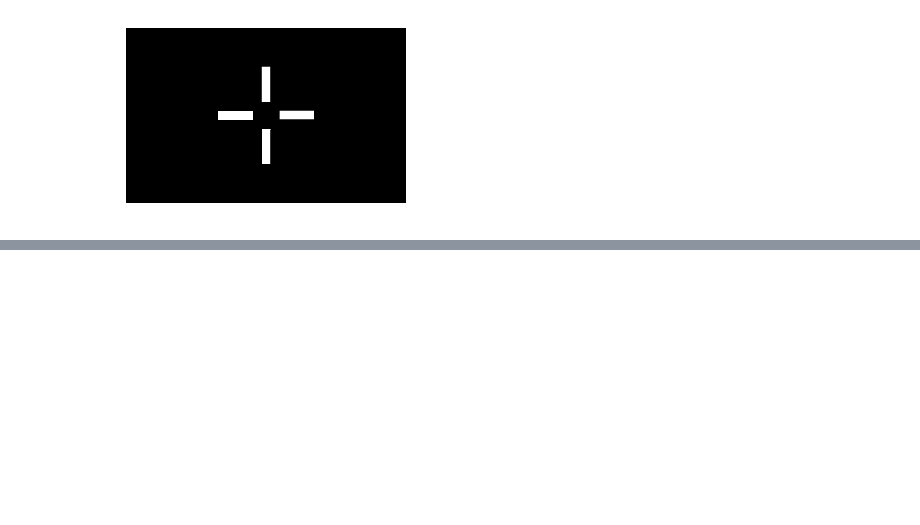
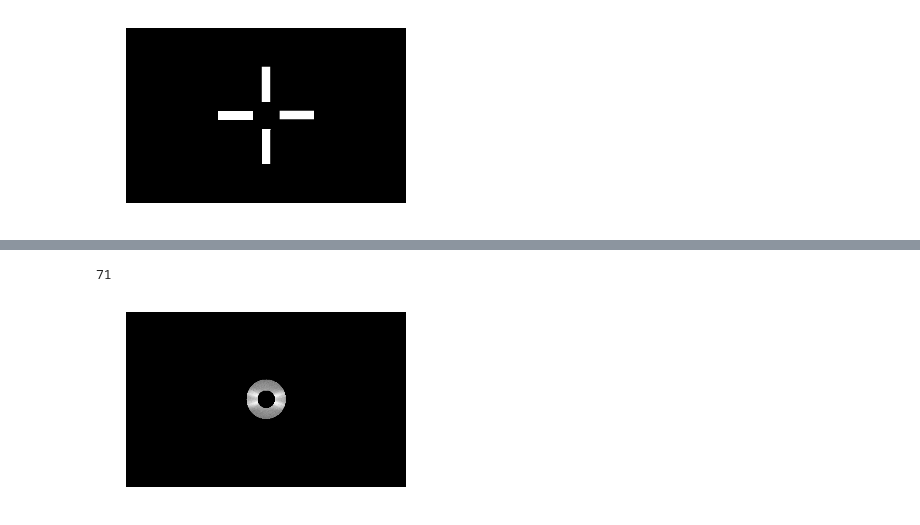
Before and after one commit to mika018/Character-Recognition-Classifier, a Jupyter notebook: cw2.ipynb, the cells around one changed output, grey strips where cells are left out. Drawn from its saved outputs; the diff is of its cells as text; code cells hidden in the pictures; blank space fills up the shorter version.

```diff
--- a/cw2.ipynb
+++ b/cw2.ipynb
@@ -313,0 +323,36 @@ plt.show()
+# %%
+filter_name = 'ring-filter.png'
+filter_image = io.imread(filter_name)   # read in image
+letter_image = io.imread('V_avg.png')
+filtered_letter_image = np.array(filter_image, dtype=float)
+filtered_letter_image.fill(0)
+
+filter_array = np.array(filter_image, dtype=float)
+# filtered_letter_image = np.array(filter_image, dtype=float)
+print(letter_image[10][10])
+rows, cols = filter_image.shape
+
+f_f = np.array(letter_image, dtype=float)
+z = np.fft.fft2(f_f)           # do fourier transform
+q = np.fft.fftshift(z)         # puts u=0,v=0 in the centre
+
+Magq =  np.absolute(q)         # magnitude spectrum
+log_Magq = np.log(Magq + 1)
+log_Magq_array = np.array(log_Magq, dtype=float)
+
+Phaseq = np.angle(q)           # phase spectrum
+
+for row in range(rows):
+    for col in range(cols):
+        if filter_array[row][col]:
+            filtered_letter_image[row][col] = letter_image[row][col]
+
+fig1 = plt.figure(figsize=(5, 8), dpi=80)
+ax1  = fig1.add_subplot( 111 )
+ax1.axis('off')
+ax1.imshow( filtered_letter_image, cmap='gray' ) # io.
+scipy.misc.imsave('XXX.png', filtered_letter_image)
+plt.show()
+# %% [output]
+71
+[figure, added]
```
Also changed, not shown: parts of 6 cells of this notebook, 9 other files.
